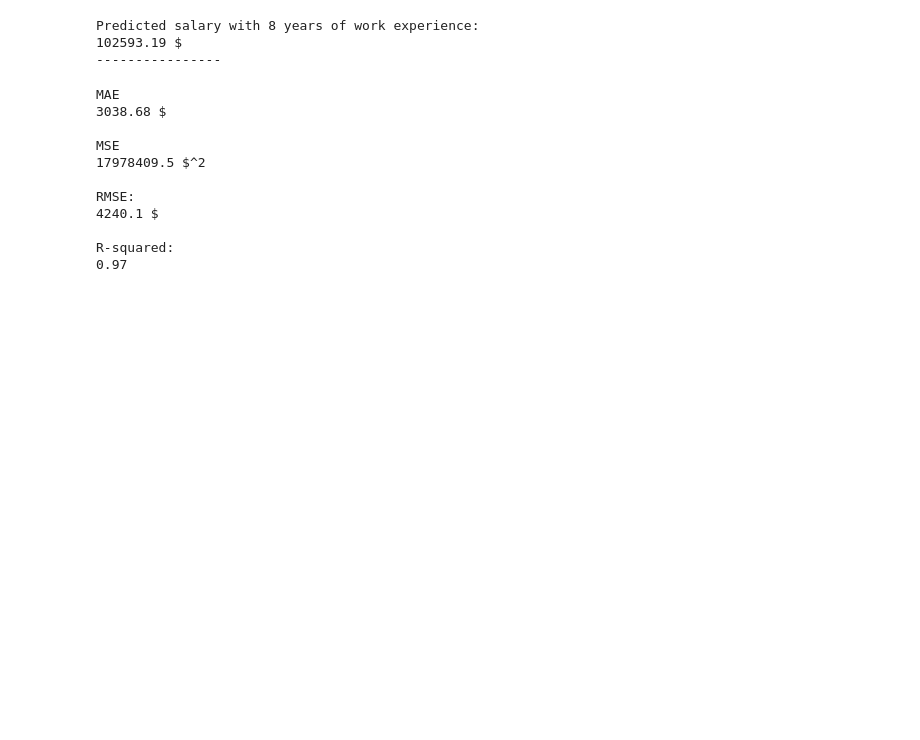
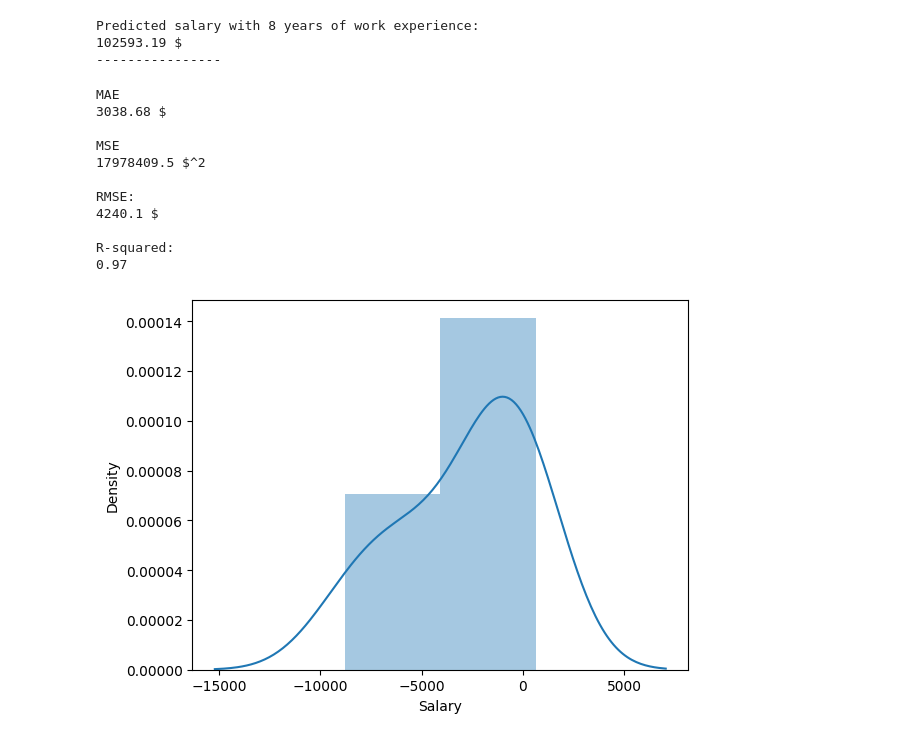
Before and after one commit to LeVperda/Introduction_to_ML, a Jupyter notebook: LinearDemo.ipynb, the cells around one changed output. Saved outputs shown, nothing was run; the diff lists cells and outputs as text; code cells hidden in the pictures; blank space fills up the shorter version.

```diff
--- a/LinearDemo.ipynb
+++ b/LinearDemo.ipynb
@@ -134,3 +134,13 @@ RMSE:
 
 R-squared:
 0.97
+# %%
+# if the prediction distribution are far from normal distribution
+# then the model is not probably good enough
+# distplot is deprecating in future pandas-version
+# unfortunately, there's no exact alternative to do this plot at the moment
+sns.distplot((y_test - predictions))
+plt.show()
+plt.close()
+# %% [output]
+[figure, added]
```
Also changed, not shown: parts of 1 cell of this notebook.
